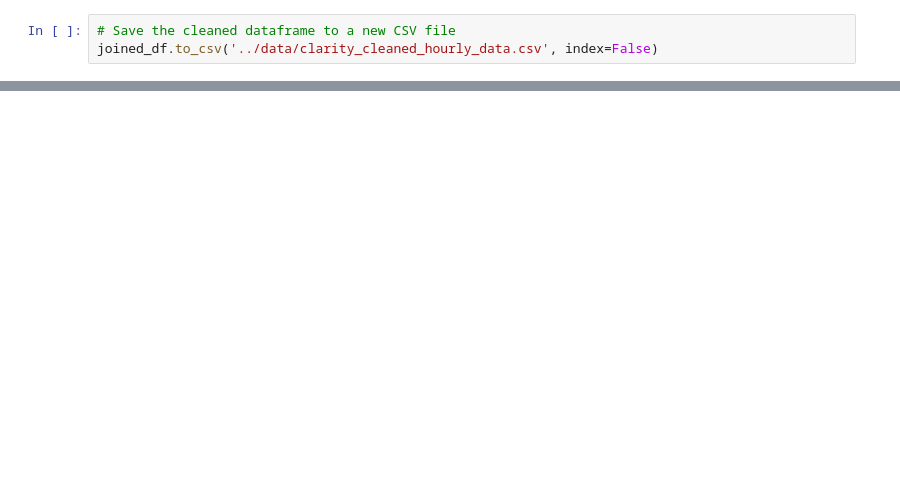
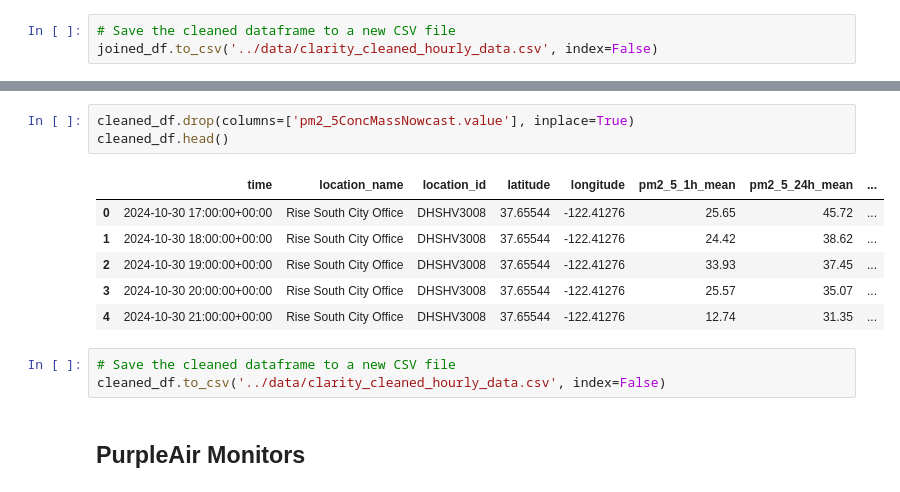
Before and after one commit to macks26/rise-south-city-dashboard, a Jupyter notebook: code/clean_air_data.ipynb, the cells around one changed output, grey strips where cells are left out. Cells and saved outputs as stored; diff of their text form; blank space fills up the shorter version.

```diff
--- a/code/clean_air_data.ipynb
+++ b/code/clean_air_data.ipynb
@@ -223,0 +282,15 @@ def clean_clarity_data(hourly_file_path, location_file_path, output_file_path):
+# %%
+cleaned_df.drop(columns=['pm2_5ConcMassNowcast.value'], inplace=True)
+cleaned_df.head()
+# %% [output]
+|  | time | location_name | location_id | latitude | longitude | pm2_5_1h_mean | pm2_5_24h_mean | ... |
+| 0 | 2024-10-30 17:00:00+00:00 | Rise South City Office | DHSHV3008 | 37.65544 | -122.41276 | 25.65 | 45.72 | ... |
+| 1 | 2024-10-30 18:00:00+00:00 | Rise South City Office | DHSHV3008 | 37.65544 | -122.41276 | 24.42 | 38.62 | ... |
+| 2 | 2024-10-30 19:00:00+00:00 | Rise South City Office | DHSHV3008 | 37.65544 | -122.41276 | 33.93 | 37.45 | ... |
+| 3 | 2024-10-30 20:00:00+00:00 | Rise South City Office | DHSHV3008 | 37.65544 | -122.41276 | 25.57 | 35.07 | ... |
+| 4 | 2024-10-30 21:00:00+00:00 | Rise South City Office | DHSHV3008 | 37.65544 | -122.41276 | 12.74 | 31.35 | ... |
+# %%
+# Save the cleaned dataframe to a new CSV file
+cleaned_df.to_csv('../data/clarity_cleaned_hourly_data.csv', index=False)
+# %% [markdown]
+## **PurpleAir Monitors**
```
Also changed, not shown: parts of 9 cells of this notebook, 7 other files.
